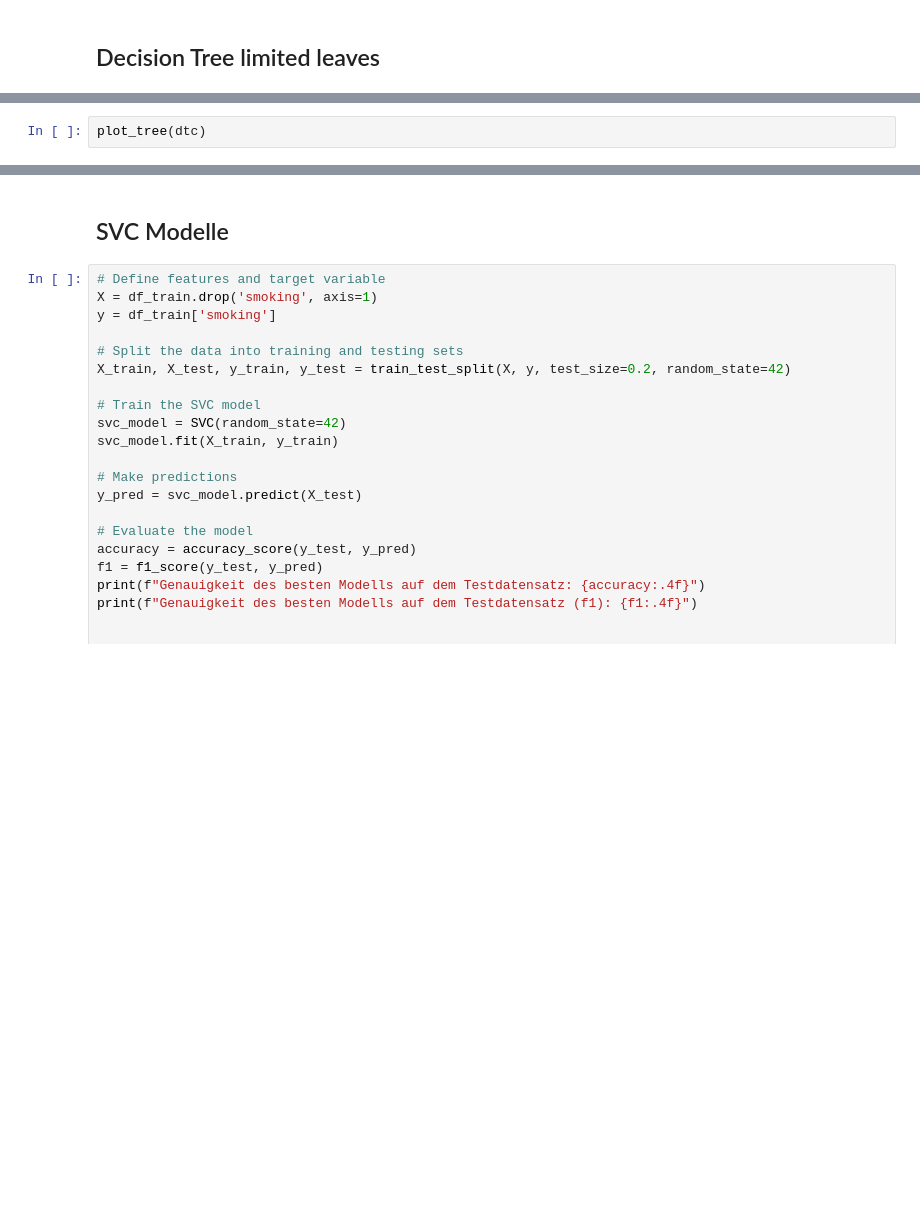
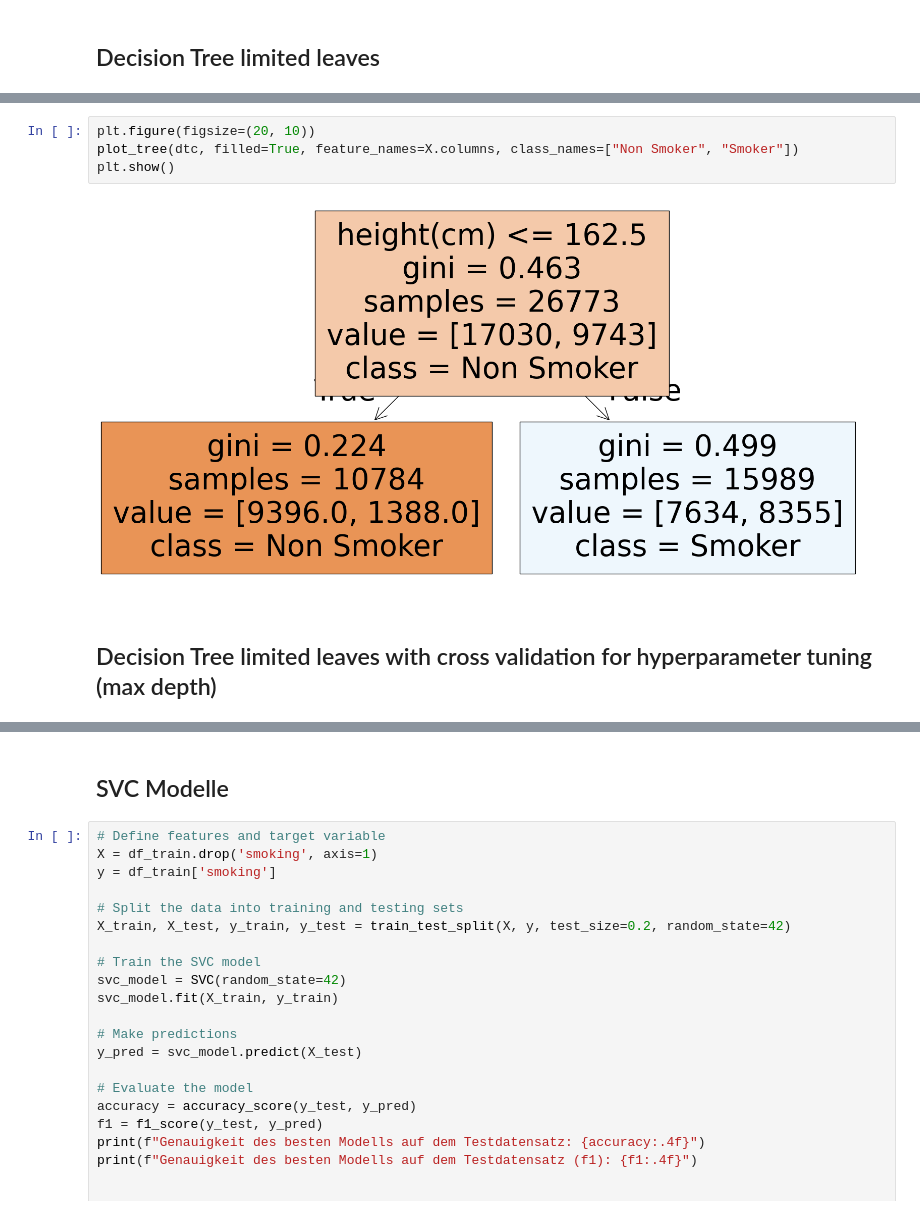
Before and after one commit to jonaRumberg/datascienceportfolio, a Jupyter notebook: smoker-models.ipynb, the cells around one changed output, grey strips where cells are left out. Drawn from its saved outputs; the diff is of its cells as text; blank space fills up the shorter version.

```diff
--- a/smoker-models.ipynb
+++ b/smoker-models.ipynb
@@ -122,2 +287,8 @@ model_errors.append(['Decision Tree (max_depth=4)', 0, 0, accuracy_score(y_pred,
 # %%
-plot_tree(dtc)
+plt.figure(figsize=(20, 10))
+plot_tree(dtc, filled=True, feature_names=X.columns, class_names=["Non Smoker", "Smoker"])
+plt.show()
+# %% [output]
+[figure, added]
+# %% [markdown]
+## Decision Tree limited leaves with cross validation for hyperparameter tuning (max depth)
```
Also changed, not shown: parts of 17 cells of this notebook.
